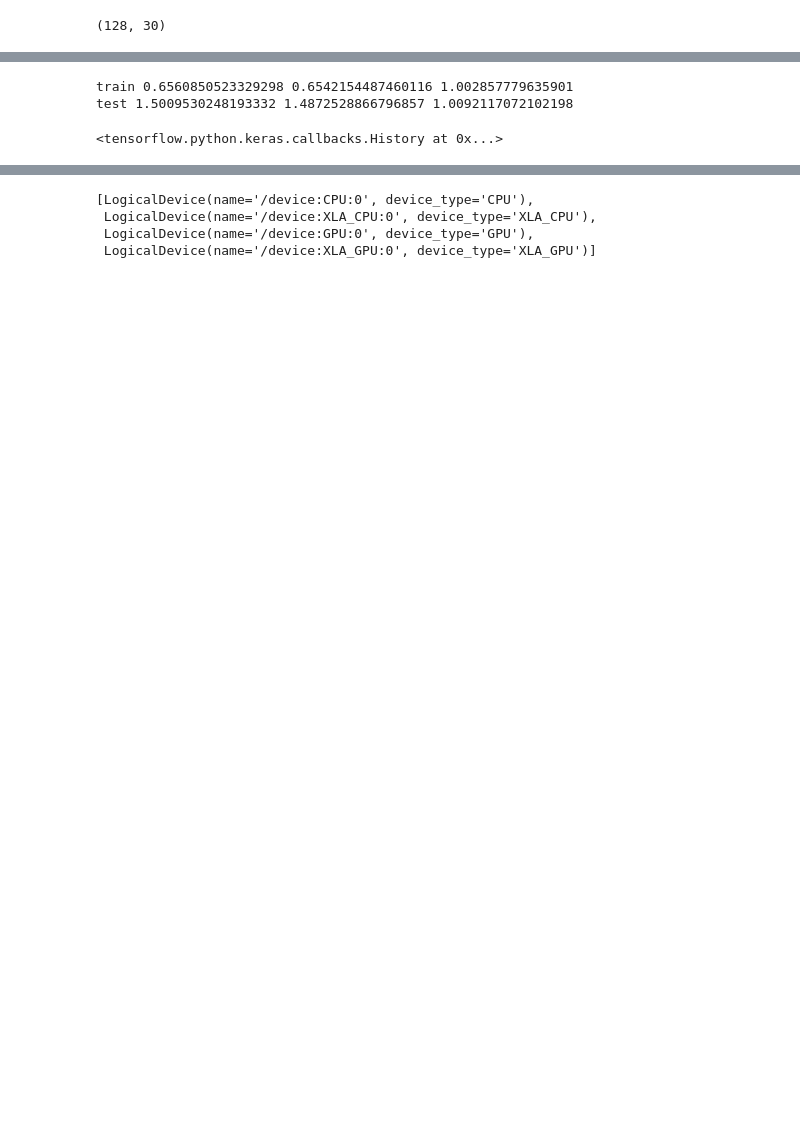
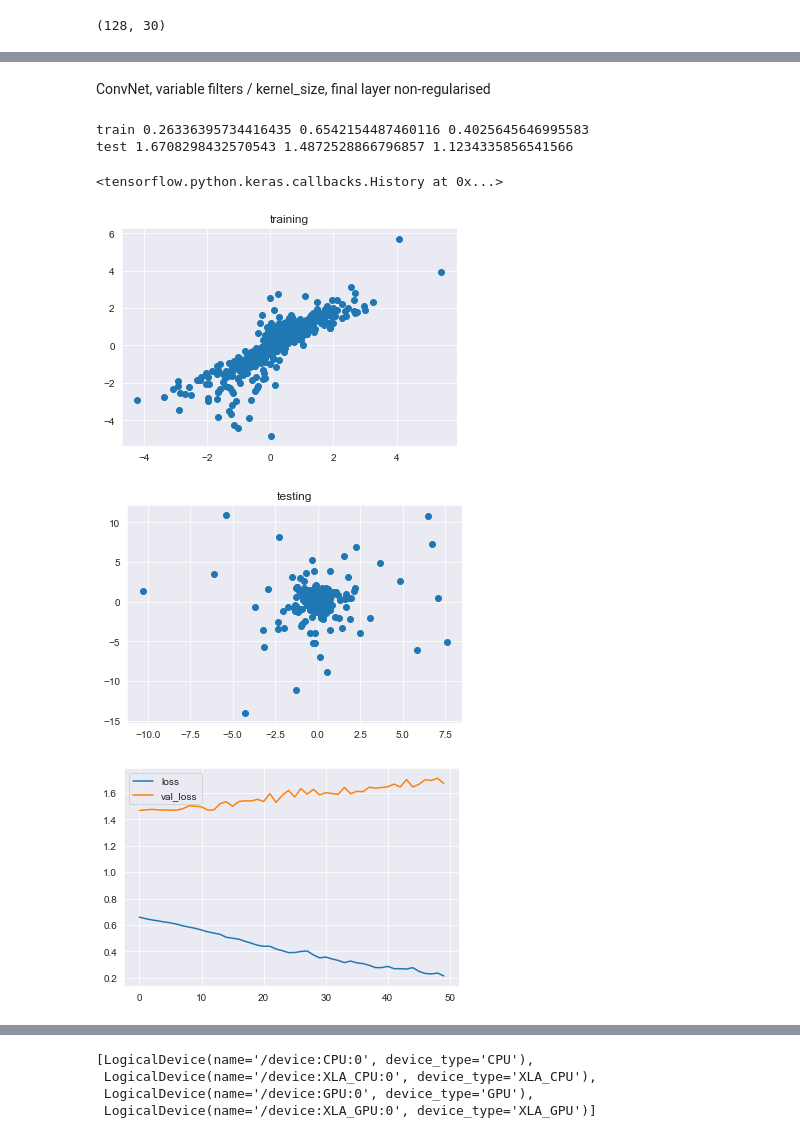
Before and after one commit to navin9292/Google_Wavenet-_Model, a Jupyter notebook: wavenet.ipynb, the cells around one changed output, grey strips where cells are left out. Cells and saved outputs as stored; diff of their text form; code cells hidden in the pictures; blank space fills up the shorter version.

```diff
--- a/wavenet.ipynb
+++ b/wavenet.ipynb
@@ -141,22 +158,27 @@ Epoch 131/300
+# %% [markdown]
+ConvNet, variable filters / kernel_size, final layer non-regularised
 # %%
 x = i = Input(shape=(30, 1))
 x = BatchNormalization()(x)
 x = Convolution1D(filters=4, kernel_size=8, dilation_rate=1, padding='same', activation='relu')(x)
 x = Convolution1D(filters=8, kernel_size=4, dilation_rate=2, padding='same', activation='relu')(x)
 x = Convolution1D(filters=16, kernel_size=2, dilation_rate=4, padding='same', activation='relu')(x)
 x = Convolution1D(filters=32, kernel_size=1, dilation_rate=8, padding='same', activation='relu')(x)
 x = Flatten()(x)
-x = Dense(30, activation='relu', kernel_regularizer='l2')(x)
+x = Dense(30, activation='relu')(x)
 # x = Dense(30, activation='relu', kernel_regularizer='l2')(x)
-x = Dense(1, activation='linear', kernel_regularizer='l2')(x)
+x = Dense(1, activation='linear')(x)
 
 
 model = keras.Model(i, x)
 model.compile(optimizer=tensorflow.keras.optimizers.Adam(1e-3), loss='mae')
-hist = model.fit(train_data_gen, epochs=300, validation_data=test_data_gen)
-evaluate_model(model)
+hist = model.fit(train_data_gen, epochs=50, validation_data=test_data_gen, verbose=0)
+evaluate_model(model, hist)
 hist
 # %% [output]
-train 0.6560850523329298 0.6542154487460116 1.002857779635901
-test 1.5009530248193332 1.4872528866796857 1.0092117072102198
+train 0.26336395734416435 0.6542154487460116 0.4025645646995583
+test 1.6708298432570543 1.4872528866796857 1.1234335856541566
 <tensorflow.python.keras.callbacks.History at 0x...>
+[figure, added]
+[figure, added]
+[figure, added]
```
Also changed, not shown: parts of 18 cells of this notebook.
